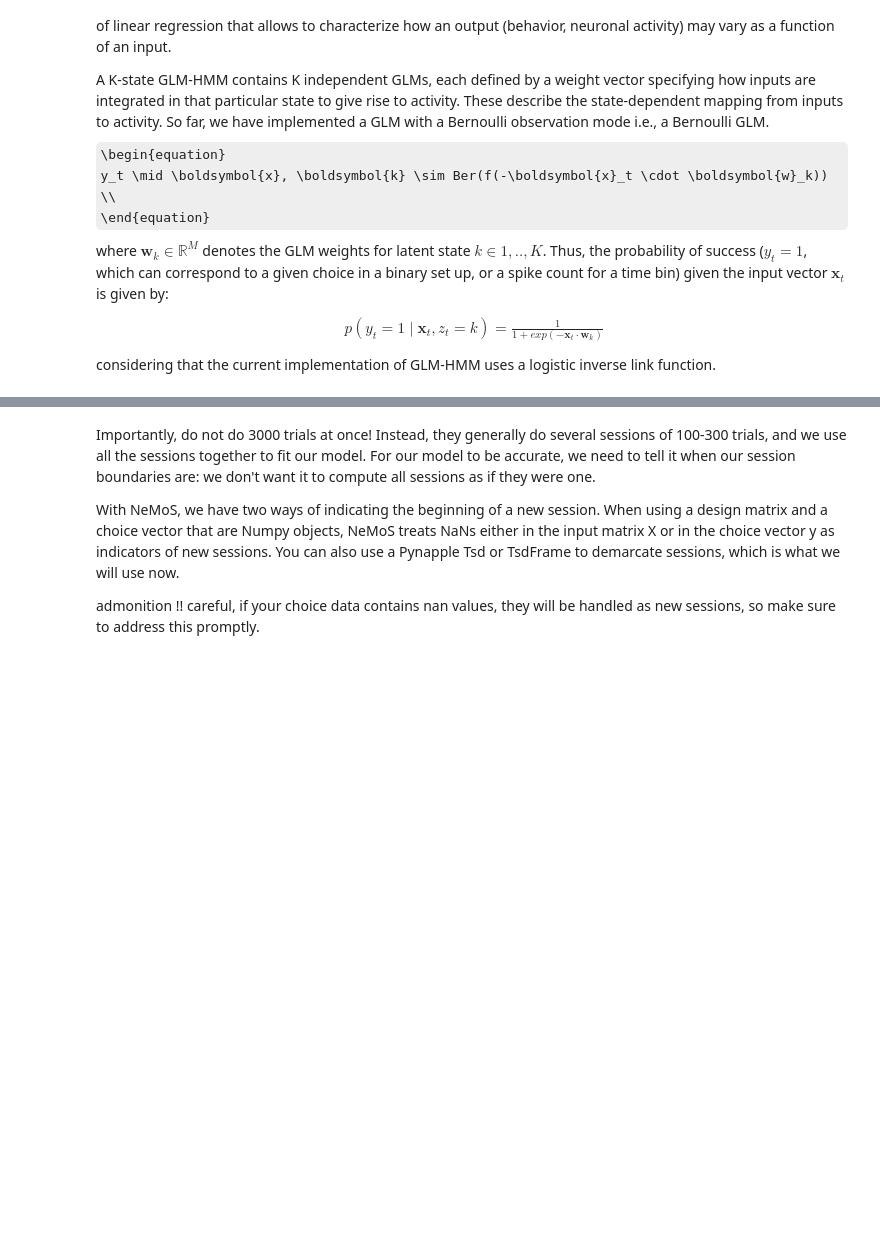
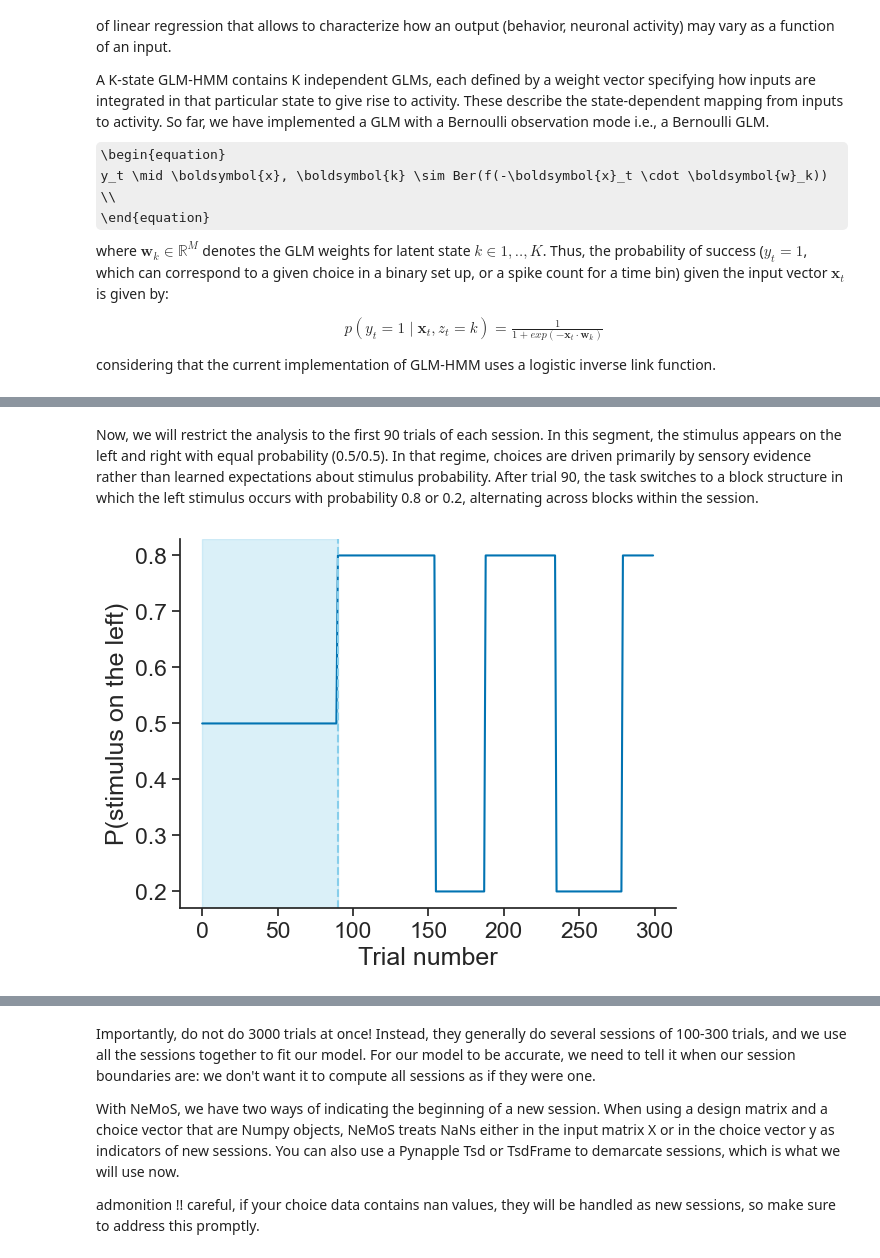
Before and after one commit to camila-maura/glm_hmm_notebook, a Jupyter notebook: scripts/01_ashwood_replication.ipynb, the cells around one changed output, grey strips where cells are left out. Saved outputs shown, nothing was run; the diff lists cells and outputs as text; code cells hidden in the pictures; some formulas as TeX source; blank space fills up the shorter version.

````diff
--- a/scripts/01_ashwood_replication.ipynb
+++ b/scripts/01_ashwood_replication.ipynb
@@ -146,0 +89,10 @@ array([0, 1, 1, 1, 1, 1, 1, 0, 1, 1])
+# %%
+# Using ONE's ```load_aggregate``` function, we can retrieve all sessions from a given animal. For this, first we need to instantiate the ```ONE``` object
+one = ONE()
+
+# Then we need to choose our subject and run ```load_aggregate```
+subject = "CSHL_008"
+trials = one.load_aggregate('subjects', subject, '_ibl_subjectTrials.table')
+
+# We can see the information we get by printing the columns
+print(trials.columns)
@@ -146,0 +124,20 @@ array([0, 1, 1, 1, 1, 1, 1, 0, 1, 1])
+# %%
+trials = trials[["session", "choice", "contrastLeft", "contrastRight", "feedbackType", "probabilityLeft", "session_start_time"]]
+# %% [markdown]
+Now, we will restrict the analysis to the first 90 trials of each session. In this segment, the stimulus appears on the left and right with equal probability (0.5/0.5). In that regime, choices are driven primarily by sensory evidence rather than learned expectations about stimulus probability. After trial 90, the task switches to a block structure in which the left stimulus occurs with probability 0.8 or 0.2, alternating across blocks within the session.
+# %%
+# Choose example session
+sess = '726b6915-e7de-4b55-a38e-ff4c461211d3'
+# Subset session trials
+trials_sess = trials[trials.session == sess].reset_index()
+
+# Plot
+plt.plot(trials_sess["probabilityLeft"][:300])
+plt.axvspan(0, 90, color="skyblue", alpha=0.3, label="first 90 trials")
+plt.axvline(90, color="skyblue", linestyle="--")
+
+plt.ylabel("P(stimulus on the left)")
+plt.xlabel("Trial number")
+plt.show()
+# %% [output]
+[figure, added]
````
Also changed, not shown: parts of 39 cells of this notebook, 6 other files.
